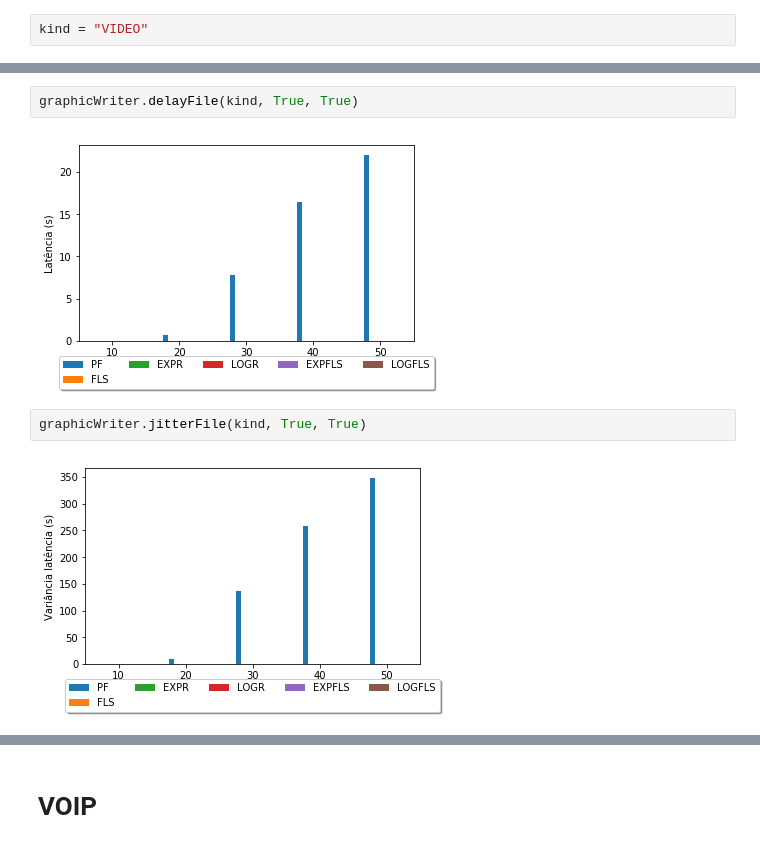
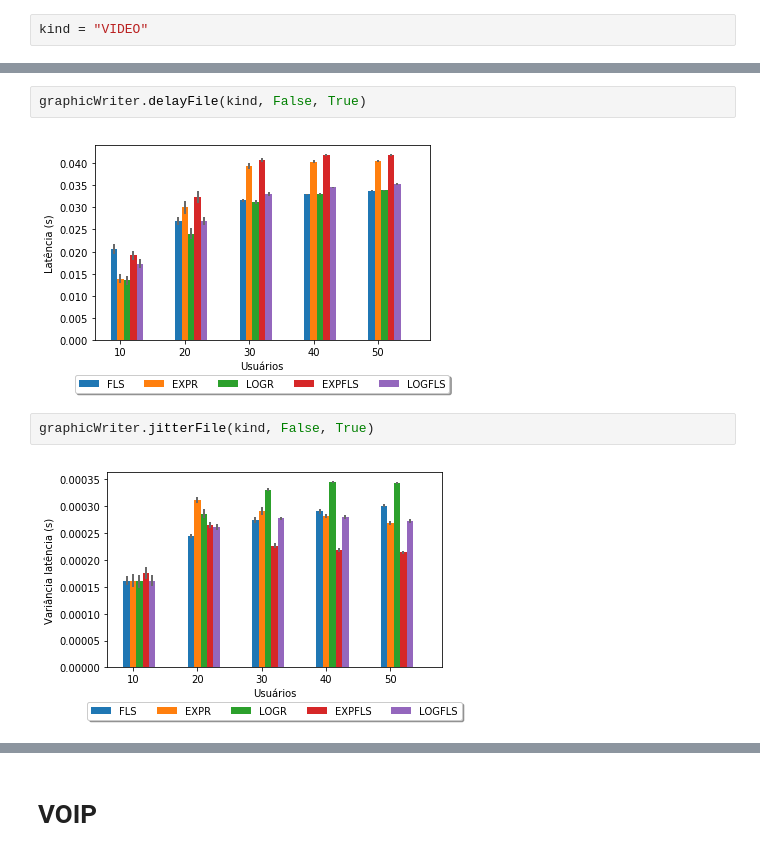
Before and after one commit to gdbranco/lte-sim-dev-new, a Jupyter notebook: myStuff/scripts/FLSPass/DelayVariavel/P100_0.ipynb, the cells around one changed output, grey strips where cells are left out. Saved outputs shown, nothing was run; the diff lists cells and outputs as text.

```diff
--- a/myStuff/scripts/FLSPass/DelayVariavel/P100_0.ipynb
+++ b/myStuff/scripts/FLSPass/DelayVariavel/P100_0.ipynb
@@ -62,11 +63,11 @@ graphicWriter.gputFile(kind, True, True)
 # %%
-graphicWriter.delayFile(kind, True, True)
+graphicWriter.delayFile(kind, False, True)
 # %% [output]
-[figure, old version]
+[figure, new version]
 # %%
-graphicWriter.jitterFile(kind, True, True)
+graphicWriter.jitterFile(kind, False, True)
 # %% [output]
-[figure, old version]
+[figure, new version]
 # %%
 graphicWriter.fairnessFile(kind, True, True)
 # %% [output]
```
Also changed, not shown: parts of 10 cells of this notebook, 14 other files.
